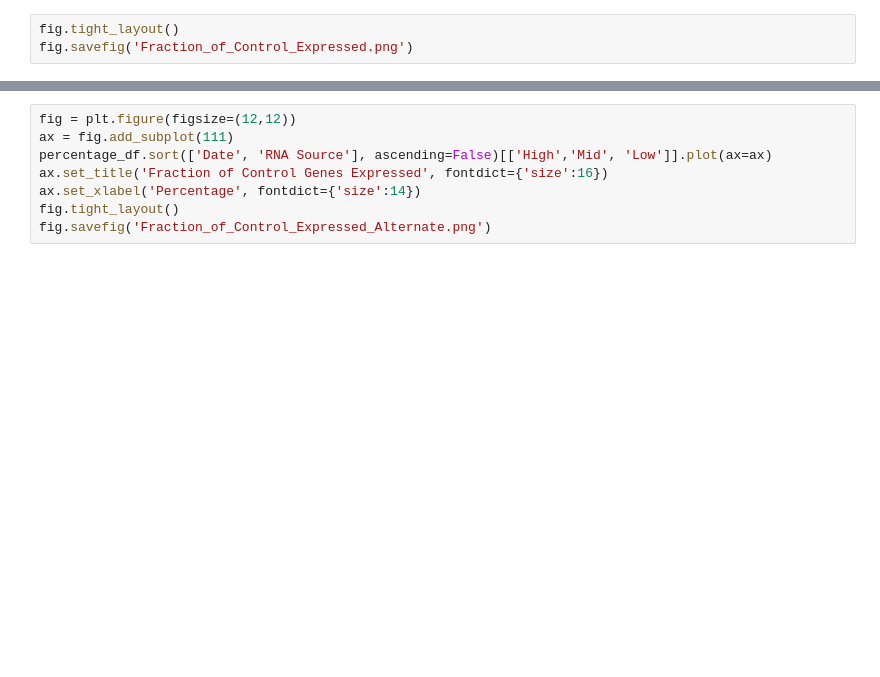
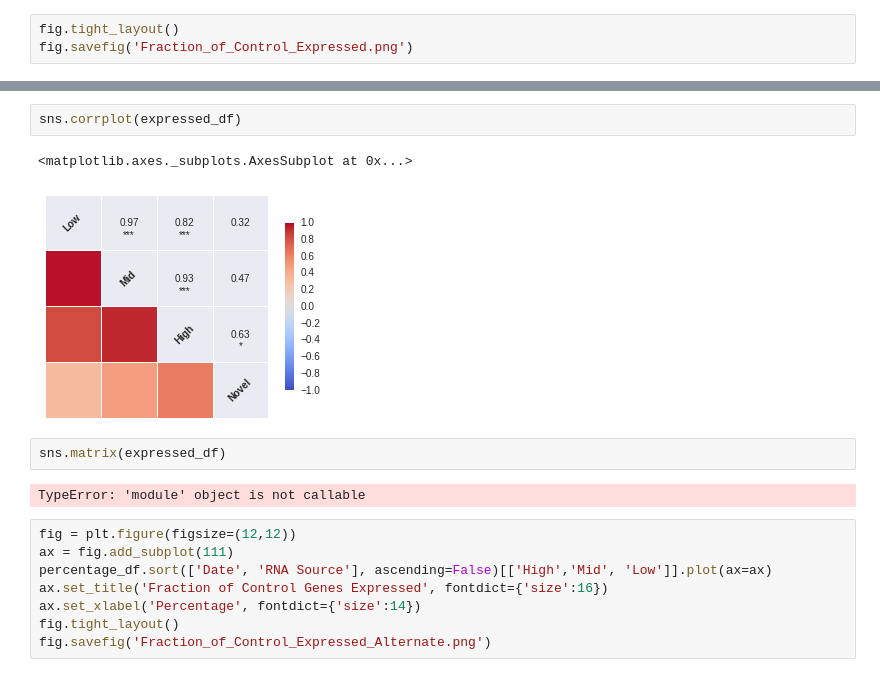
Before and after one commit to Schork-Lab/single-cell, a Jupyter notebook: ipython/allen_institute_meeting/diversity_expression.ipynb, the cells around one changed output, grey strips where cells are left out. Drawn from its saved outputs; the diff is of its cells as text; blank space fills up the shorter version.

```diff
--- a/ipython/allen_institute_meeting/diversity_expression.ipynb
+++ b/ipython/allen_institute_meeting/diversity_expression.ipynb
@@ -119,3 +119,12 @@ fig.savefig('Fraction_of_Control_Expressed.png')
+# %%
+sns.corrplot(expressed_df)
+# %% [output]
+<matplotlib.axes._subplots.AxesSubplot at 0x...>
+[figure, added]
+# %%
+sns.matrix(expressed_df)
+# %% [output]
+TypeError: 'module' object is not callable
 # %%
 fig = plt.figure(figsize=(12,12))
 ax = fig.add_subplot(111)
```
Also changed, not shown: parts of 8 cells of this notebook.
